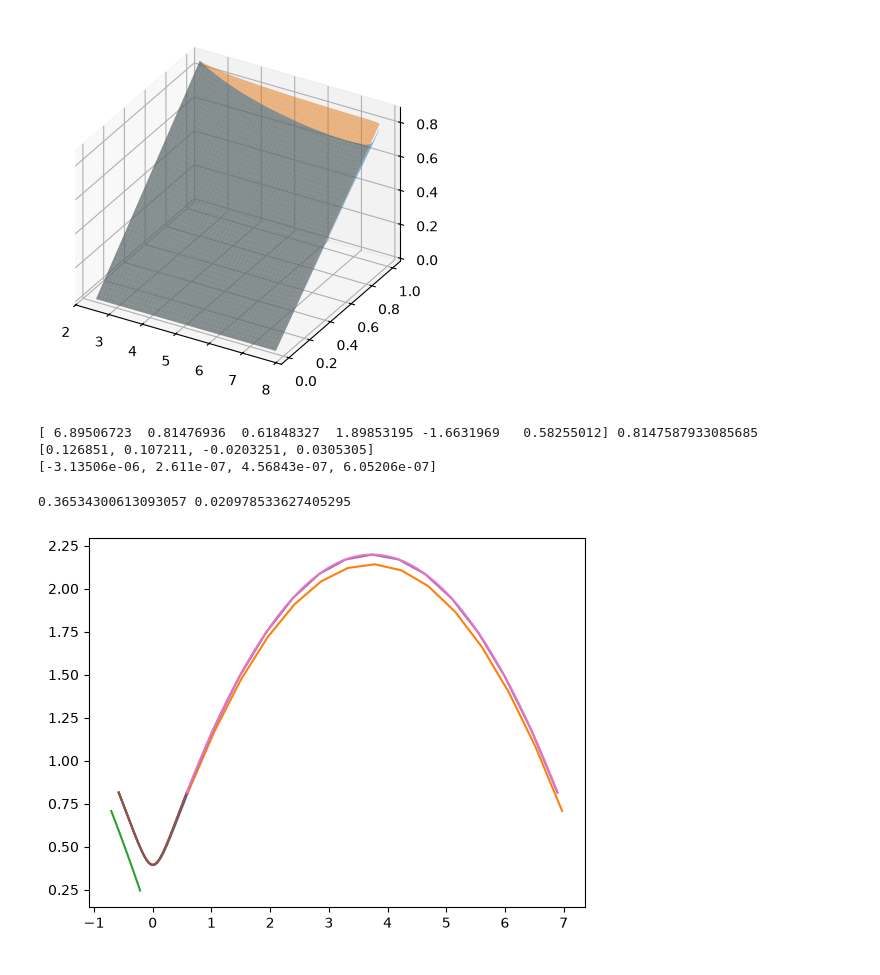
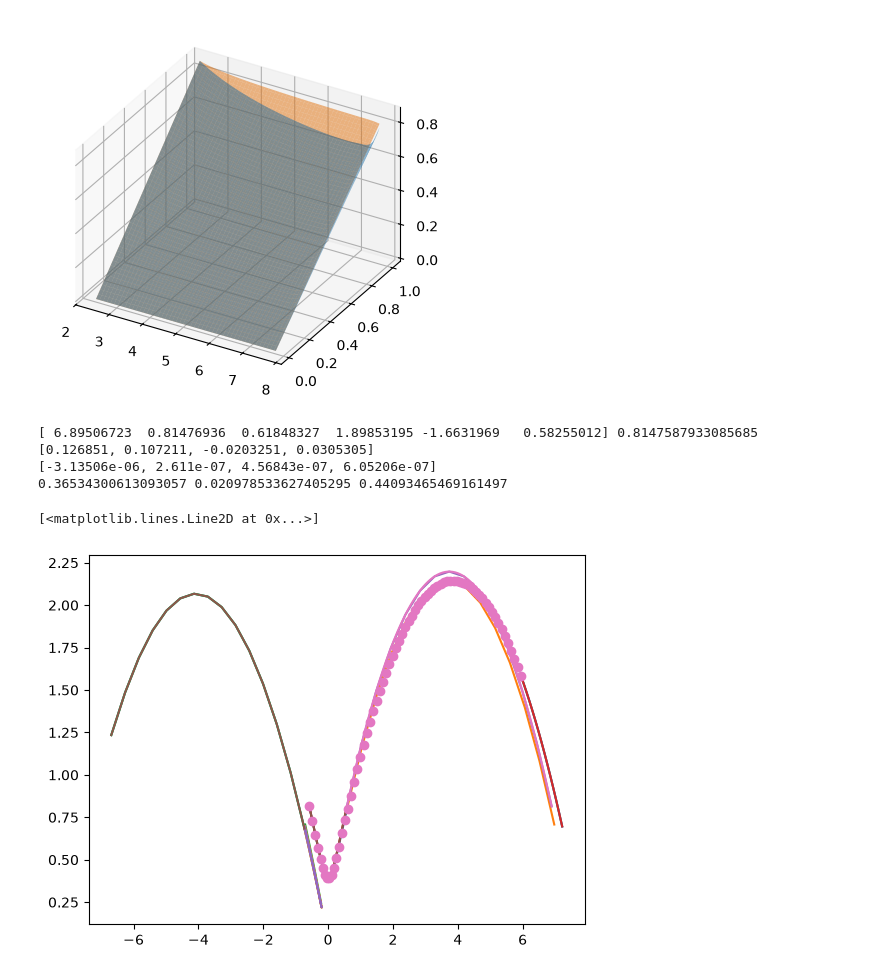
Before and after one commit to GLembrez/NMM-hopper, a Jupyter notebook: SQP/nonlinear_MPC.ipynb, the cells around one changed output. Cells and saved outputs as stored; diff of their text form; code cells hidden in the pictures.

```diff
--- a/SQP/nonlinear_MPC.ipynb
+++ b/SQP/nonlinear_MPC.ipynb
@@ -136,6 +152,14 @@ def integrate_until_event(x0,mode,N_max=1000,h=1e-2):
         x = x_next
 
     return np.column_stack(th),np.column_stack(xh)
+
+def passive_rollout(x0,m,N,duration):
+    x = np.zeros((dim[m],N))
+    x[:,0] = np.asarray(x0).squeeze()
+    h = float(duration) / (N-1)
+    for k in range(N-1):
+        x[:,k+1] = np.array(rk4[m](x[:,k],h,0.0)).squeeze()
+    return x
 # %%
 def trajectory_sample(u,grid):
     x0 = u[:6]
@@ -212,7 +236,12 @@ class Solver:
         self.terminal_validity = 0.01
 
         # create solver instance using casadi opti stack
-        opts = {"print_time": 0, "ipopt.print_level": 0, "ipopt.tol": 1e-6}
+        opts = {
+            "print_time": 0,
+            "ipopt.print_level": 0,
+            "ipopt.tol": 1e-6,
+            "ipopt.max_iter": 200
+        }
         self.opti = cs.Opti()
         self.opti.solver("ipopt", opts)
 
@@ -319,7 +348,7 @@ modes = ["s","f","s"]
 solver = Solver(LUT_sswi,N,K,W,E_inf,E_sup,modes)
 
 ts,tf = LUT_sloc([E0,1])[-1],LUT_floc([E0,1])[-1]
-T_init = ts + tf + 0.5*ts
+T_init = float(ts + tf + 0.5*ts)
 xs_init = initialize_mode("s",LUT_sloc,N["s"],E0) ## TODO use rk4 instead
 xf_init = initialize_mode("f",LUT_floc,N["f"],E0)
 solver.initialize(
@@ -339,19 +368,11 @@ print(xs_init[:,0] - convert["f"](xf_init[:,-1]))
 
 _,xs_verif = integrate_until_event(xs_init[:,0], "s")
 _,xf_verif = integrate_until_event(convert["s"](xs_verif[:,-1]), "f")
+
+xh = sol["x"]
+print(sol["t"][-1],sol["cost"],sol["phi"])
 # %% [output]
 [ 6.89506723  0.81476936  0.61848327  1.89853195 -1.6631969   0.58255012] 0.8147587933085685
 [0.126851, 0.107211, -0.0203251, 0.0305305]
 [-3.13506e-06, 2.611e-07, 4.56843e-07, 6.05206e-07]
+0.36534300613093057 0.020978533627405295 0.44093465469161497
-# %%
-xh = sol["x"]
-print(sol["t"][-1],sol["cost"])
-for t in xh:
-    plt.plot(t[0,:],t[1,:])
-for t in [xs_init,xf_init]:
-    plt.plot(t[0,:],t[1,:])
-for t in [xs_verif,xf_verif]:
-    plt.plot(t[0,:],t[1,:])
-# %% [output]
-0.36534300613093057 0.020978533627405295
-[figure, removed]
@@ -357,0 +519,17 @@ for t in [xs_verif,xf_verif]:
+# %%
+
+for t in xh:
+    plt.plot(t[0,:],t[1,:])
+for t in [xs_init,xf_init]:
+    plt.plot(t[0,:],t[1,:])
+for t in [xs_verif,xf_verif]:
+    plt.plot(t[0,:],t[1,:])
+
+for m in solution["modes"]:
+    for x in solution["x"]:
+        plt.plot(x[0,:],x[1,:])
+
+plt.plot([x[0] for x in history["x"]], [x[1] for x in history["x"]], 'o', linewidth=0)
+# %% [output]
+[<matplotlib.lines.Line2D at 0x...>]
+[figure, added]
```
Also changed, not shown: parts of 4 cells of this notebook.
